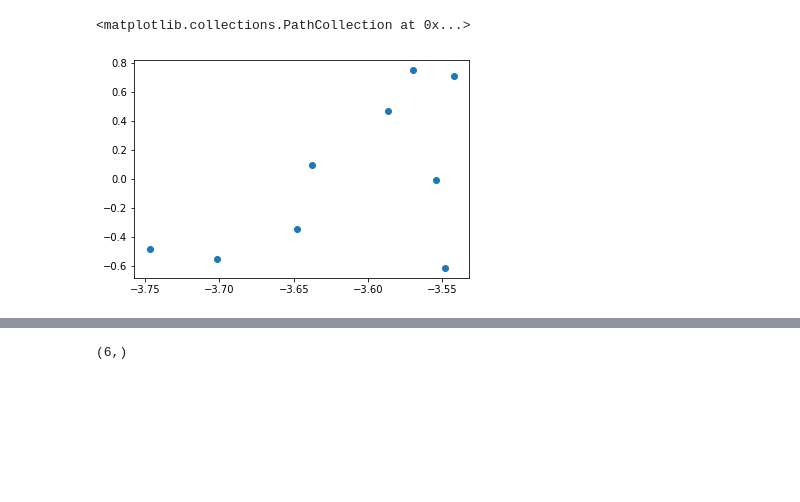
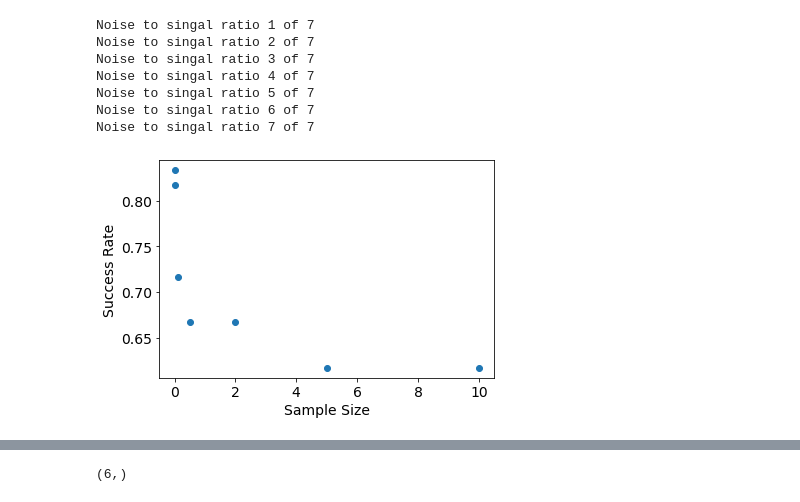
Before and after one commit to AlexanderMey/causal-local-linear, a Jupyter notebook: MainAlgo/MainAlgorithm.ipynb, the cells around one changed output, grey strips where cells are left out. Saved outputs shown, nothing was run; the diff lists cells and outputs as text; code cells hidden in the pictures; blank space fills up the shorter version.

```diff
--- a/MainAlgo/MainAlgorithm.ipynb
+++ b/MainAlgo/MainAlgorithm.ipynb
@@ -84,9 +15,67 @@ print([set(S_ini[k]) for k in range(len(S_ini))])
-# %%
-Xc = x[30]
-Yc=y[30]
-b=np.linalg.inv(Xc.T@Xc)@Xc.T@Yc
-res=Yc-b*Xc
-plt.scatter(Xc,res)
-# %% [output]
-<matplotlib.collections.PathCollection at 0x...>
-[figure, removed]
+# %%
+### First test, noise to signal ratio
+np.random.seed(0)
+d=5  #Dimensionality
+supp=(0,1) #support indices
+s=len(supp)  #Number of support entries
+noisetosignal=[0.001,0.01,0.1,0.5,2,5,10]  #Sample Sizes
+signal=[0.01,0.1,0.5,1,2,5]
+fn=np.zeros((len(noisetosignal),len(signal)))
+fp=np.zeros((len(noisetosignal),len(signal)))
+runs=10
+n=50 # Sample size
+l=1 # Number of intervals we combine for the statistics
+B=100 # Bootstrap runs
+I=30      #Number of Intervals
+a=[list(itertools.combinations(range(d), k)) for k in range(0,d+1)]
+subsets = [item for sublist in a for item in sublist]
+dic={}
+# We first fix the data for all runs, to eliminate the randomness of this.
+X=[]
+Y=[]
+for r in range(runs):
+    betas=np.zeros((I,d))
+    X.append([])
+    Y.append([])
+    for i in range(I):
+        x=np.zeros((n,d))
+        y=np.zeros((n))
+        a=np.random.uniform(low=1,high=5,size=(d))
+#         b=np.random.uniform(low=-30,high=0,size=(d))
+        for p in range(d):
+            x[:,p]=np.random.normal(scale=a[p],size=(n))
+        betas[i,:s]=np.random.uniform(low=1,high=5,size=(s))
+        X[r].append(x)
+        Y[r].append(y)
+
+for o,nts in enumerate(noisetosignal):
+    print('Noise to singal ratio',o+1,'of',len(noisetosignal))
+    for p,sig in enumerate(signal):
+        noise=nts/sig
+        for r in range(runs):
+            for i in range(I):
+                e=np.random.multivariate_normal(0*np.ones(n),noise*np.eye(n))
+                Y[r][i]=X[r][i]@(sig*betas[i,:])+e
+
+
+            plausibleS=main_gauss(X[r],Y[r],B,l)
+            if not not plausibleS:
+                if tuple(set.intersection(*plausibleS))==supp:
+                    success[o,p]+=1
+success=success/runs
+fig, ax = plt.subplots()
+for label in (ax.get_xticklabels() + ax.get_yticklabels()):
+	label.set_fontsize(14)
+plt.scatter(noisetosignal,np.mean(success,axis=1))
+plt.xlabel('Sample Size',fontsize=14)
+plt.ylabel('Success Rate',fontsize=14)
+plt.savefig('andersIID.eps', format='eps')
+# %% [output]
+Noise to singal ratio 1 of 7
+Noise to singal ratio 2 of 7
+Noise to singal ratio 3 of 7
+Noise to singal ratio 4 of 7
+Noise to singal ratio 5 of 7
+Noise to singal ratio 6 of 7
+Noise to singal ratio 7 of 7
+[figure, added]
```
Also changed, not shown: parts of 16 cells of this notebook, 2 other files.
